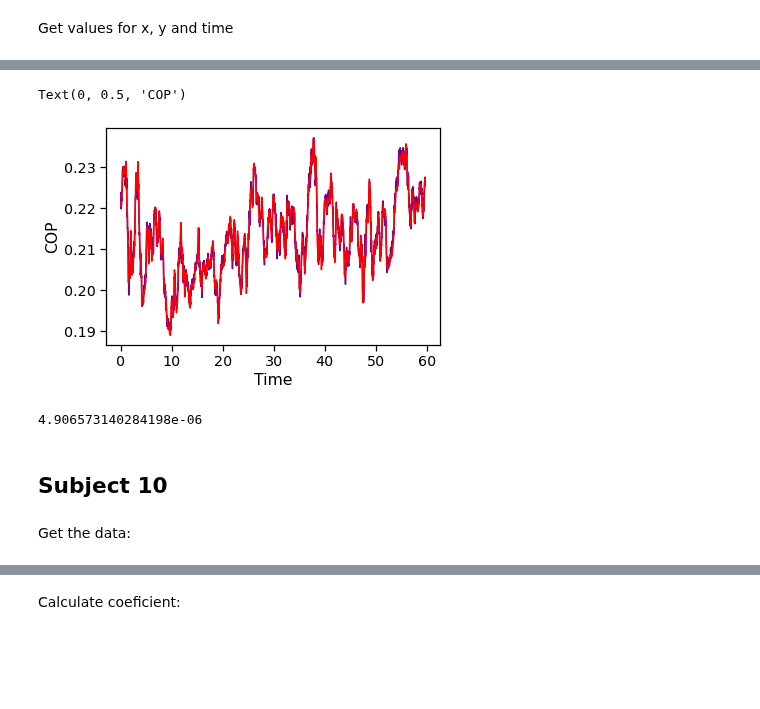
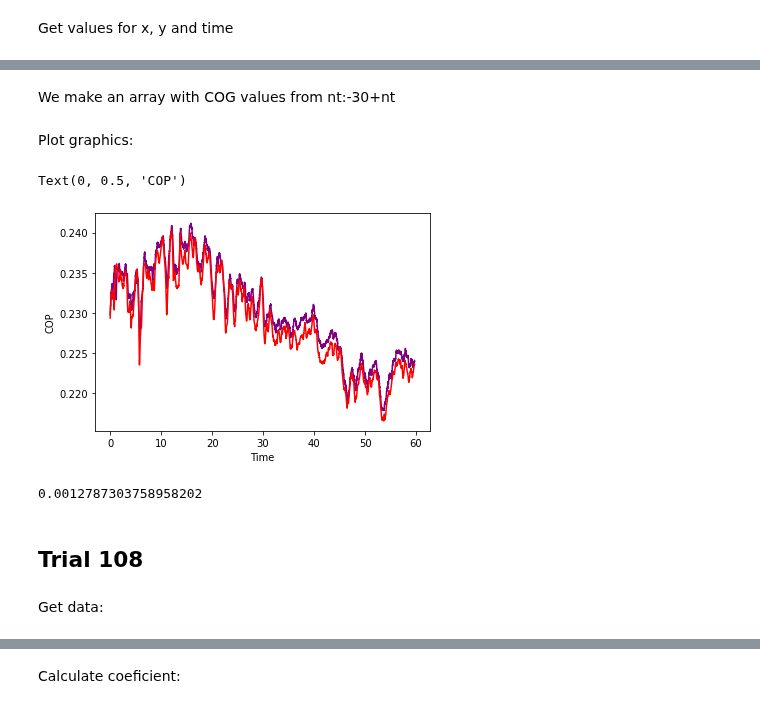
Before and after one commit to FernandaVanzini/COPandCOGestimar, a Jupyter notebook: RegressãoLinear.ipynb, the cells around one changed output, grey strips where cells are left out. Drawn from its saved outputs; the diff is of its cells as text; code cells hidden in the pictures; blank space fills up the shorter version.

Commit message:
Linear regression with all tests

```diff
--- a/RegressãoLinear.ipynb
+++ b/RegressãoLinear.ipynb
@@ -447,6 +506,6 @@ Get data:
 # %%
-fname_grf8=os.path.join(path2,PDSinfo.Trial[47]+'grf'+'.txt')
-fname_mkr8=os.path.join(path2,PDSinfo.Trial[47]+'mkr'+'.txt')
+fname_grf8=os.path.join(path2,PDSinfo.Trial[48]+'grf'+'.txt')
+fname_mkr8=os.path.join(path2,PDSinfo.Trial[48]+'mkr'+'.txt')
 grf8=pd.read_csv(fname_grf8,delimiter='\t',header=0,engine='c')
 mkr8=pd.read_csv(fname_mkr8,delimiter='\t',header=0,engine='c')
 # %% [markdown]
@@ -470,21 +529,37 @@ Plot the graphic
+# %%
+fname_grftest8=os.path.join(path2,PDSinfo.Trial[54]+'grf'+'.txt')
+fname_mkrtest8=os.path.join(path2,PDSinfo.Trial[54]+'mkr'+'.txt')
+grftest8=pd.read_csv(fname_grftest8,delimiter='\t',header=0,engine='c')
+mkrtest8=pd.read_csv(fname_mkrtest8,delimiter='\t',header=0,engine='c')
+# %%
+u8=mkrtest8['COG_X']
+v8=grftest8['COPNET_X']
+# %% [markdown]
+We make an array with COG values from nt:-30+nt
+# %%
+x8test8=np.array(u8[:-30]).reshape(-1,1)
+for nt in range(1,30):
+    x8test8=np.hstack((x8test8,np.array(u8[nt:-30+nt]).reshape(-1,1)))
+# %% [markdown]
+Plot graphics:
 # %%
-yestimative8=x88@c8
-plt.plot(t8[:-30],yestimative8,marker='',color='purple',linestyle='-')
-plt.plot(t8[:-30],y8[30:],marker='',color='red',linestyle='-')
+yexttest8=x8test8@c8
+plt.plot(t8[:-30],yexttest8,marker='',color='purple',linestyle='-')
+plt.plot(t8[:-30],v8[30:],marker='',color='red',linestyle='-')
 plt.xlabel('Time')
 plt.ylabel('COP')
 # %% [output]
 Text(0, 0.5, 'COP')
-[figure, old version]
+[figure, new version]
 # %%
-yestimative8med=np.mean(yestimative8)
-yreal8med=np.mean(y8[30:])
-e8=np.sqrt((yestimative8med-yreal8med)**2)
-print(e8)
+yestimative9med=np.mean(yexttest8)
+yreal9med=np.mean(v8[30:])
+e9=np.sqrt((yestimative9med-yreal9med)**2)
+print(e9)
 # %% [output]
-4.906573140284198e-06
+0.0012787303758958202
-# %% [markdown]
-## Subject 10
+# %% [markdown]
+## Trial 108
 # %% [markdown]
-Get the data:
+Get data:
 # %%
```
Also changed, not shown: parts of 54 cells of this notebook.
